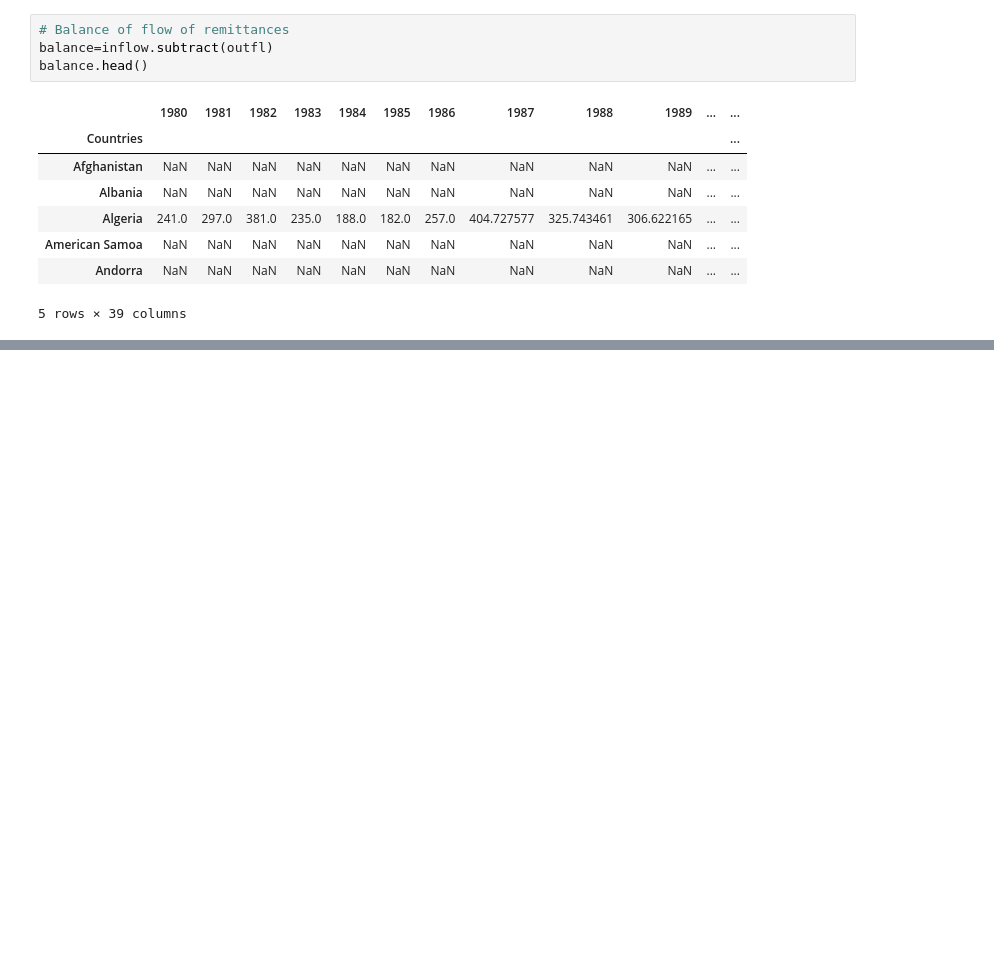
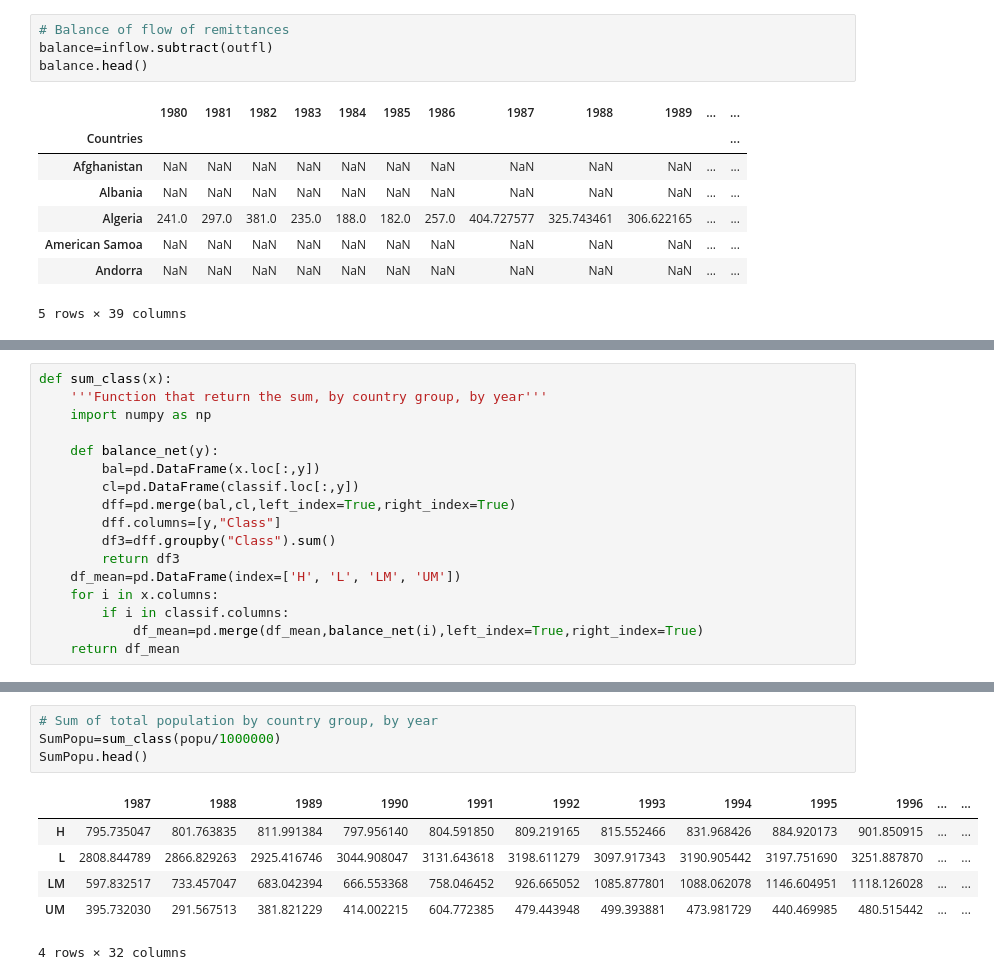
Before and after one commit to raulincadet/remittances_low-income, a Jupyter notebook: remittances2.ipynb, the cells around one changed output, grey strips where cells are left out. Saved outputs shown, nothing was run; the diff lists cells and outputs as text; blank space fills up the shorter version.

```diff
--- a/remittances2.ipynb
+++ b/remittances2.ipynb
@@ -264,0 +347,17 @@ MeanClass.head()
+# %%
+def sum_class(x):
+    '''Function that return the sum, by country group, by year'''
+    import numpy as np
+
+    def balance_net(y):
+        bal=pd.DataFrame(x.loc[:,y])
+        cl=pd.DataFrame(classif.loc[:,y])
+        dff=pd.merge(bal,cl,left_index=True,right_index=True)
+        dff.columns=[y,"Class"]
+        df3=dff.groupby("Class").sum()
+        return df3
+    df_mean=pd.DataFrame(index=['H', 'L', 'LM', 'UM'])
+    for i in x.columns:
+        if i in classif.columns:
+            df_mean=pd.merge(df_mean,balance_net(i),left_index=True,right_index=True)
+    return df_mean
@@ -265,3 +375,14 @@ MeanClass.head()
+# %%
+# Sum of total population by country group, by year
+SumPopu=sum_class(popu/1000000)
+SumPopu.head()
+# %% [output]
+|  | 1987 | 1988 | 1989 | 1990 | 1991 | 1992 | 1993 | 1994 | 1995 | 1996 | ... | ... |
+| H | 795.735047 | 801.763835 | 811.991384 | 797.956140 | 804.591850 | 809.219165 | 815.552466 | 831.968426 | 884.920173 | 901.850915 | ... | ... |
+| L | 2808.844789 | 2866.829263 | 2925.416746 | 3044.908047 | 3131.643618 | 3198.611279 | 3097.917343 | 3190.905442 | 3197.751690 | 3251.887870 | ... | ... |
+| LM | 597.832517 | 733.457047 | 683.042394 | 666.553368 | 758.046452 | 926.665052 | 1085.877801 | 1088.062078 | 1146.604951 | 1118.126028 | ... | ... |
+| UM | 395.732030 | 291.567513 | 381.821229 | 414.002215 | 604.772385 | 479.443948 | 499.393881 | 473.981729 | 440.469985 | 480.515442 | ... | ... |
+4 rows × 32 columns
 # %%
 plt.rc('font', size=10)  # change font size
 
```
Also changed, not shown: parts of 22 cells of this notebook.
